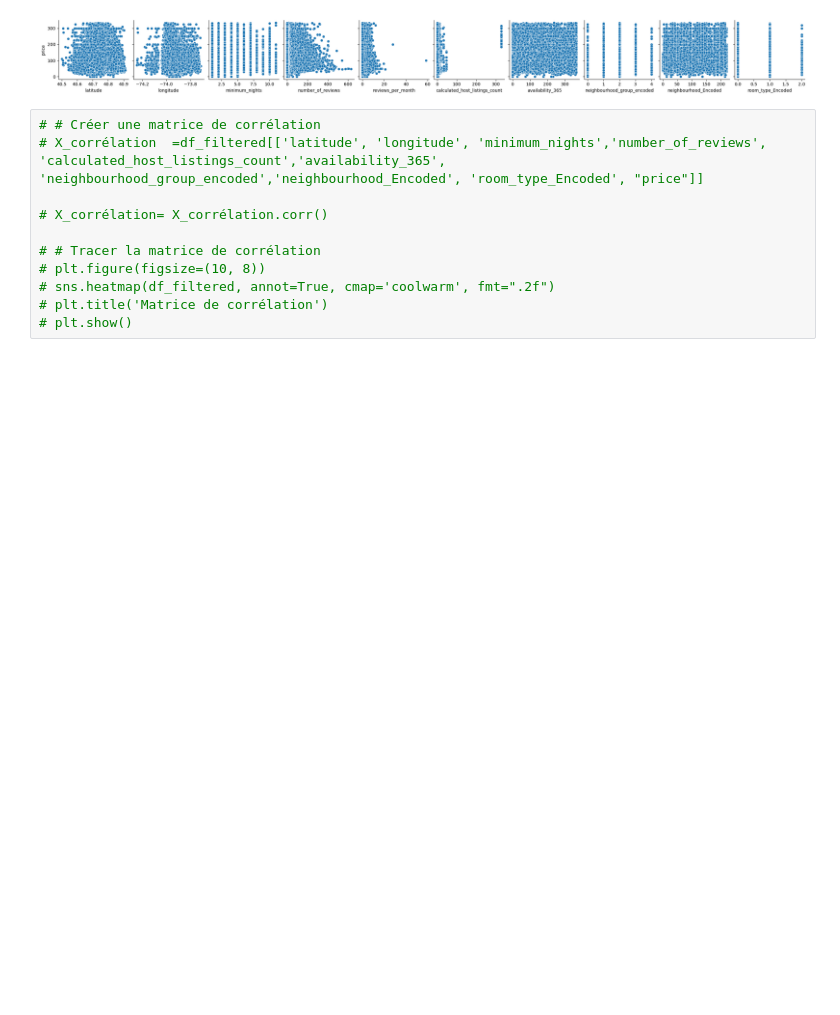
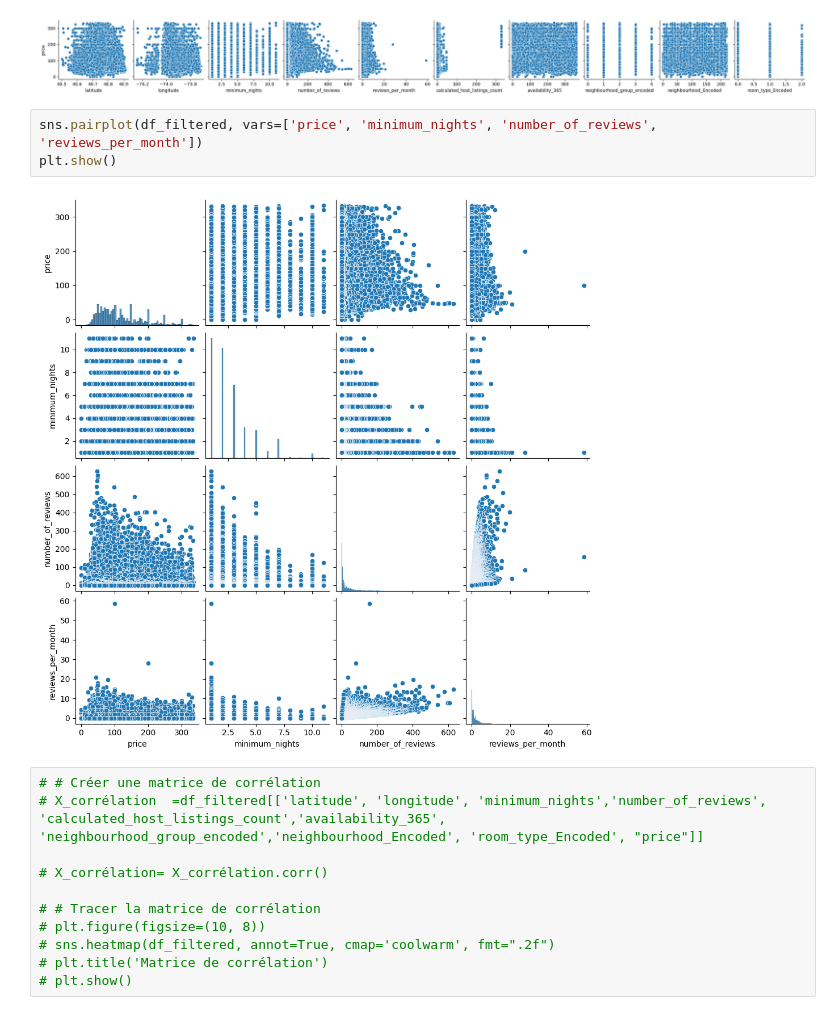
Before and after one commit to NdongoMamoudou/Projet_IA_Airbnb, a Jupyter notebook: ProjetAirbnbPrix.ipynb, the cells around one changed output. Saved outputs shown, nothing was run; the diff lists cells and outputs as text; blank space fills up the shorter version.

```diff
--- a/ProjetAirbnbPrix.ipynb
+++ b/ProjetAirbnbPrix.ipynb
@@ -465,6 +460,11 @@ plt.show()
 # %% [output]
 <Figure size 1000x700 with 0 Axes>
 [figure]
+# %%
+sns.pairplot(df_filtered, vars=['price', 'minimum_nights', 'number_of_reviews', 'reviews_per_month'])
+plt.show()
+# %% [output]
+[figure, added]
 # %%
 # # Créer une matrice de corrélation
 # X_corrélation  =df_filtered[['latitude', 'longitude', 'minimum_nights','number_of_reviews', 'calculated_host_listings_count','availability_365', 'neighbourhood_group_encoded','neighbourhood_Encoded', 'room_type_Encoded', "price"]]
```
Also changed, not shown: parts of 13 cells of this notebook.
